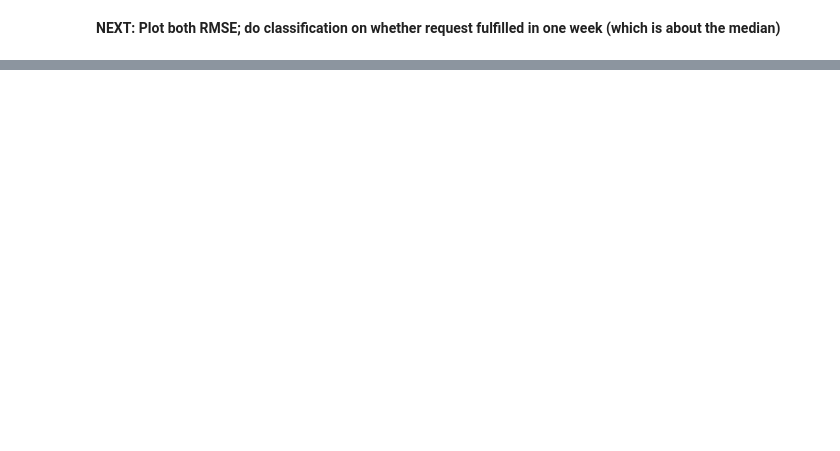
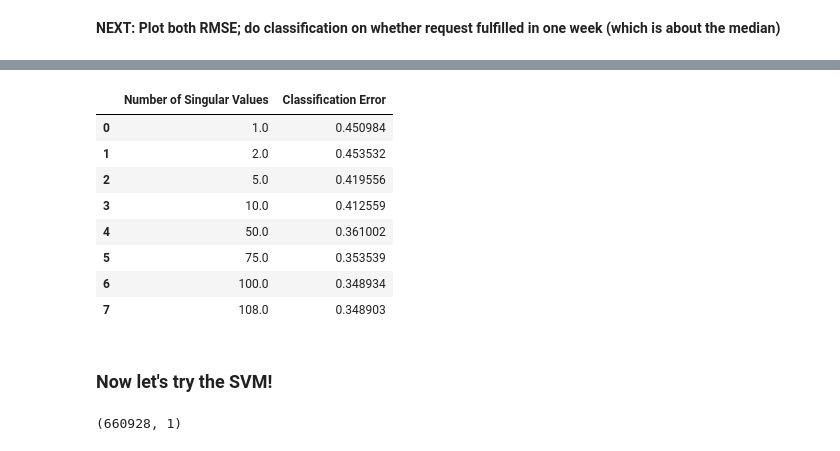
Before and after one commit to FeldmanMike/ml-chicago-311, a Jupyter notebook: notebooks/train_models.ipynb, the cells around one changed output, grey strips where cells are left out. Drawn from its saved outputs; the diff is of its cells as text; code cells hidden in the pictures; blank space fills up the shorter version.

Commit message:
added classification section

```diff
--- a/notebooks/train_models.ipynb
+++ b/notebooks/train_models.ipynb
@@ -157,3 +153,37 @@ results_ridge_df
 | 5 | 100000.0 | 1609.232519 |
 # %% [markdown]
 **NEXT: Plot both RMSE; do classification on whether request fulfilled in one week (which is about the median)**
+# %%
+train_targ_week = np.where(train_targ <= 168.0, 1, -1)
+test_targ_week = np.where(test_targ <= 168.0, 1, -1)
+val_targ_week = np.where(val_targ <= 168.0, 1, -1)
+# %%
+def classification_err(y_true, y_hat):
+    y_hat = np.sign(y_hat)
+    test_matches = np.equal(y_hat, y_true)
+    return (y_hat.size - np.sum(test_matches))/y_hat.size
+# %%
+lambdas = [0, 1, 5, 10, 100, 100000]
+results_ridge_cls = np.zeros((len(lambdas), 2))
+
+for i, lamb in enumerate(lambdas):
+    results_ridge_cls[i, 0] = lamb
+    weights = estimate_weights_using_svd(v_t.T, np.diag(s), u.T, train_targ_week,
+                                         lamb=lamb, model='ridge')
+    results_ridge_cls[i, 1] = classification_err(val_targ_week, val_feat @ weights)
+
+results_ridge_cls = pd.DataFrame(data = results_ridge_cls,
+                                columns = ['Lambda', 'Classification Error'])
+# %%
+num_sing_vals = [1, 2, 5, 10, 50, 75, 100, 108]
+results_trunc_cls = np.zeros((len(num_sing_vals), 2))
+
+for i, sing_val in enumerate(num_sing_vals):
+    results_trunc_cls[i, 0] = sing_val
+    weights = estimate_weights_using_svd(v_t.T, np.diag(s), u.T, train_targ_week,
+                                         sing_vals_to_keep=sing_val, model='trunc_svd_ls')
+    results_trunc_cls[i, 1] = classification_err(val_targ_week, val_feat @ weights)
+
+results_trunc_cls = pd.DataFrame(data = results_trunc_cls,
+                                columns = ['Number of Singular Values',
+                                           'Classification Error'])
@@ -159,0 +200,18 @@ results_ridge_df
+# %%
+results_trunc_cls
+# %% [output]
+|  | Number of Singular Values | Classification Error |
+| 0 | 1.0 | 0.450984 |
+| 1 | 2.0 | 0.453532 |
+| 2 | 5.0 | 0.419556 |
+| 3 | 10.0 | 0.412559 |
+| 4 | 50.0 | 0.361002 |
+| 5 | 75.0 | 0.353539 |
+| 6 | 100.0 | 0.348934 |
+| 7 | 108.0 | 0.348903 |
+# %% [markdown]
+### Now let's try the SVM!
+# %%
+train_targ_week.shape
+# %% [output]
+(660928, 1)
```
Also changed, not shown: parts of 12 cells of this notebook.
